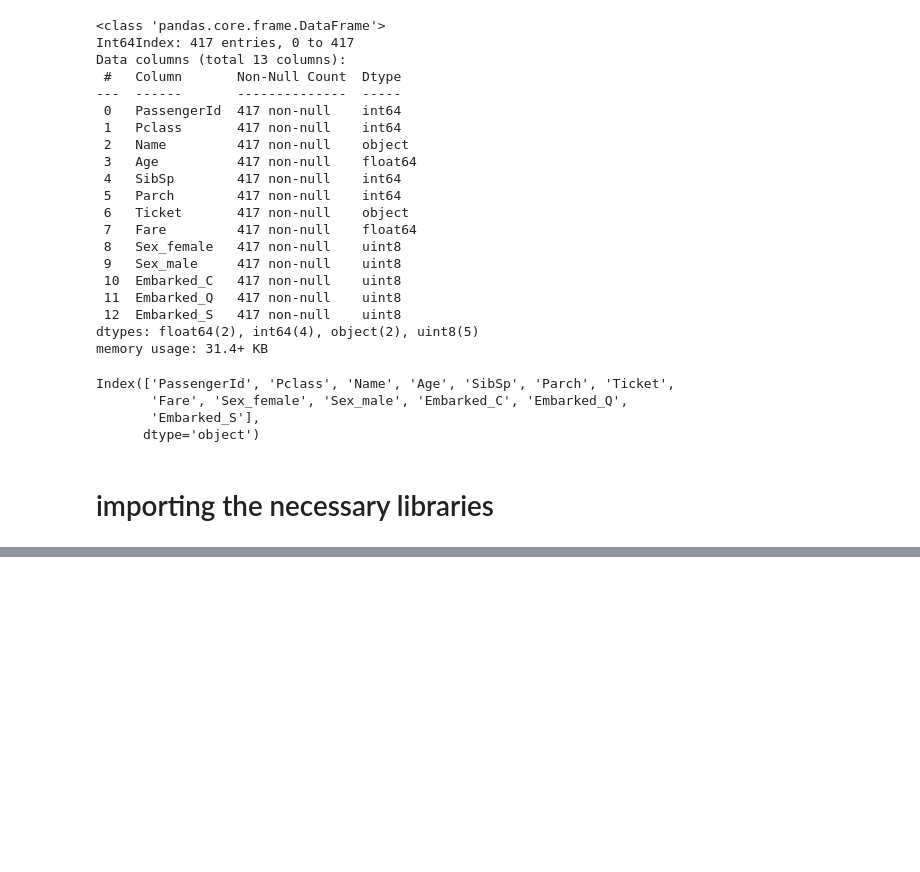
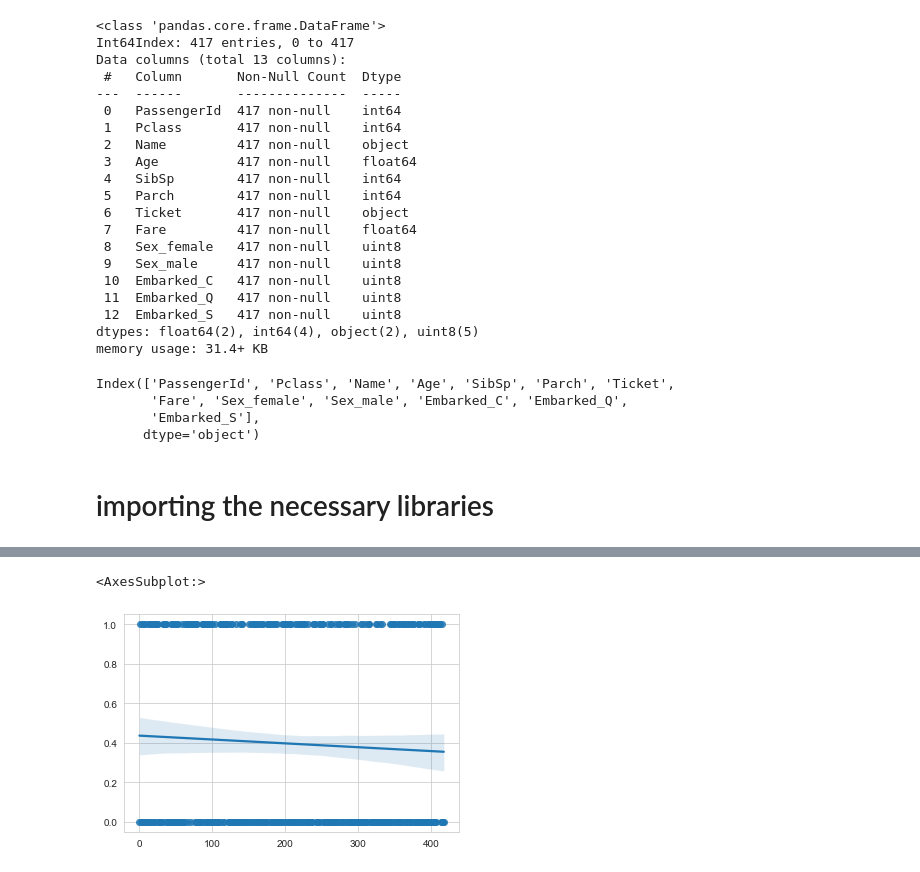
Before and after one commit to ikartik2001/CDAC-PYTHON-WITH-AI, a Jupyter notebook: JUPITER FOLDER (AI)/ASSIGNMENTS/assignmetn 18 laptop.ipynb, the cells around one changed output, grey strips where cells are left out. Drawn from its saved outputs; the diff is of its cells as text; code cells hidden in the pictures; blank space fills up the shorter version.

```diff
--- a/JUPITER FOLDER (AI)/ASSIGNMENTS/assignmetn 18 laptop.ipynb
+++ b/JUPITER FOLDER (AI)/ASSIGNMENTS/assignmetn 18 laptop.ipynb
@@ -371,6 +374,2 @@ Name: Survived, Length: 889, dtype: int64
 # %%
-
-new_data_point =train[[54]]
-
-new_data_point_scaled = scaler.transform(new_data_point)
-prediction = model.predict(new_data_point_scaled)
+predictions= model.predict(x_test)
@@ -378,0 +399,5 @@ KeyError: "None of [Int64Index([54], dtype='int64')] are in the [columns]"
+# %%
+sns.regplot(x=x_test.index,y=prediction)
+# %% [output]
+<AxesSubplot:>
+[figure, added]
```
Also changed, not shown: parts of 23 cells of this notebook, 4 other files.
